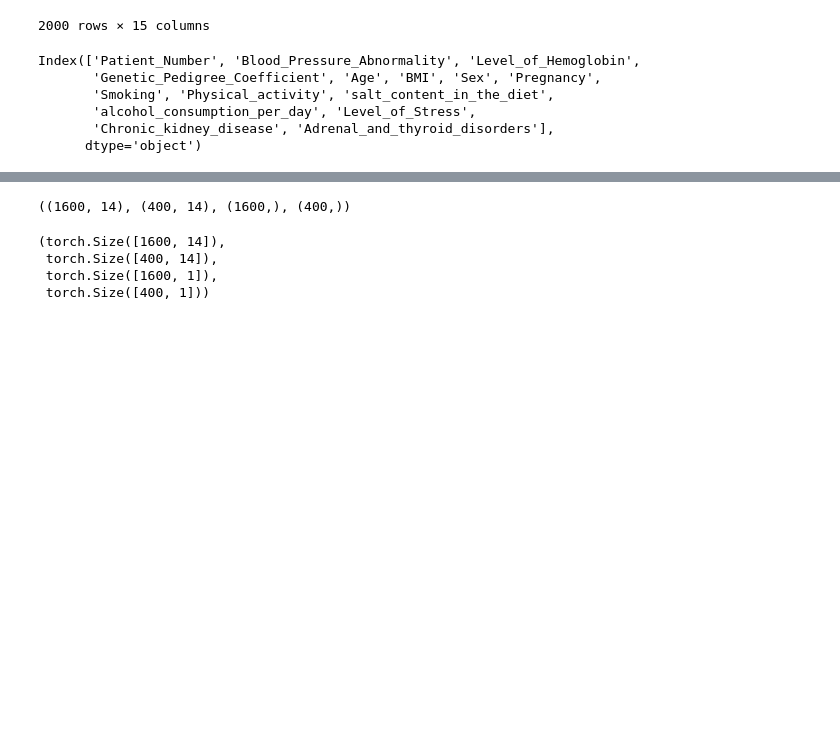
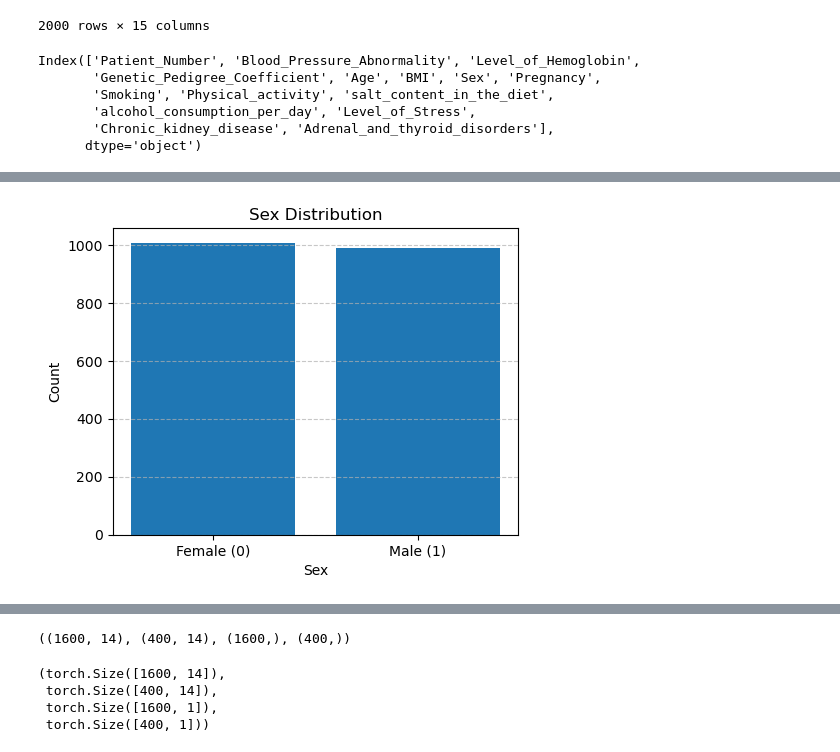
Before and after one commit to tastysoapwater/Introduction-to-Artificial-Intelligence, a Jupyter notebook: week-07/BP_Classification.ipynb, the cells around one changed output, grey strips where cells are left out. Drawn from its saved outputs; the diff is of its cells as text; code cells hidden in the pictures; blank space fills up the shorter version.

```diff
--- a/week-07/BP_Classification.ipynb
+++ b/week-07/BP_Classification.ipynb
@@ -51,0 +95,15 @@ data['Genetic_Pedigree_Coefficient'] = data['Genetic_Pedigree_Coefficient'].fill
+# %%
+# 성별 분포 시각화 (0: 여성, 1: 남성으로 가정)
+sex_counts = data['Sex'].value_counts()
+
+# 막대그래프 그리기
+plt.figure(figsize=(5, 4))
+plt.bar(['Female (0)', 'Male (1)'], sex_counts)
+plt.title('Sex Distribution')
+plt.xlabel('Sex')
+plt.ylabel('Count')
+plt.grid(axis='y', linestyle='--', alpha=0.7)
+plt.tight_layout()
+plt.show()
+# %% [output]
+[figure, added]
```
Also changed, not shown: parts of 16 cells of this notebook.
